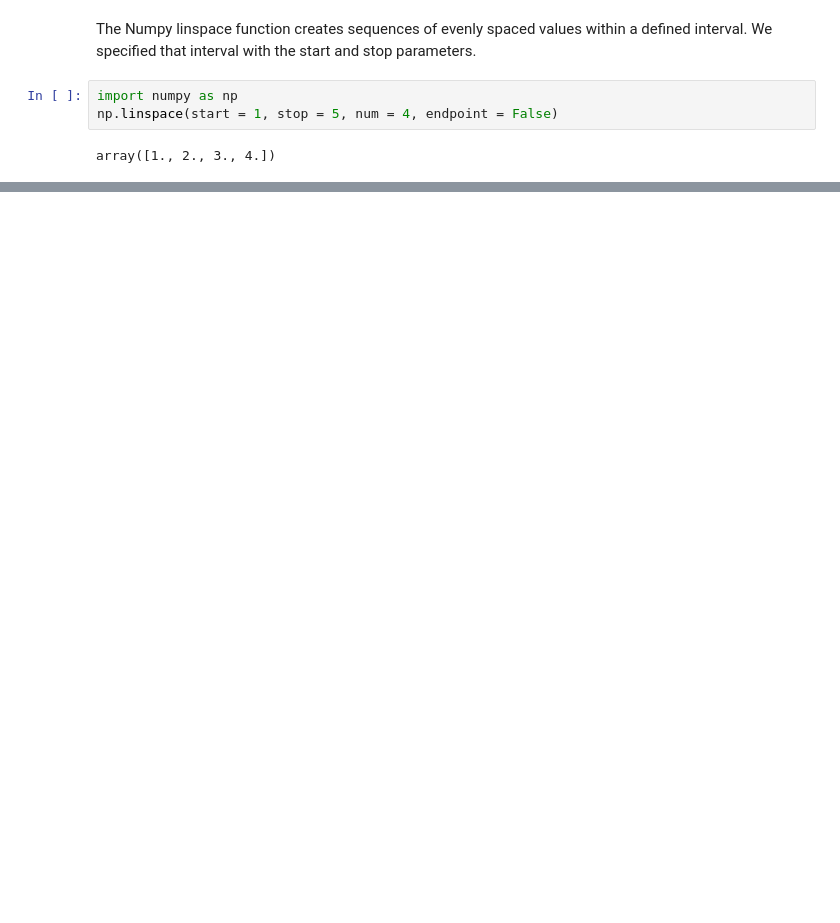
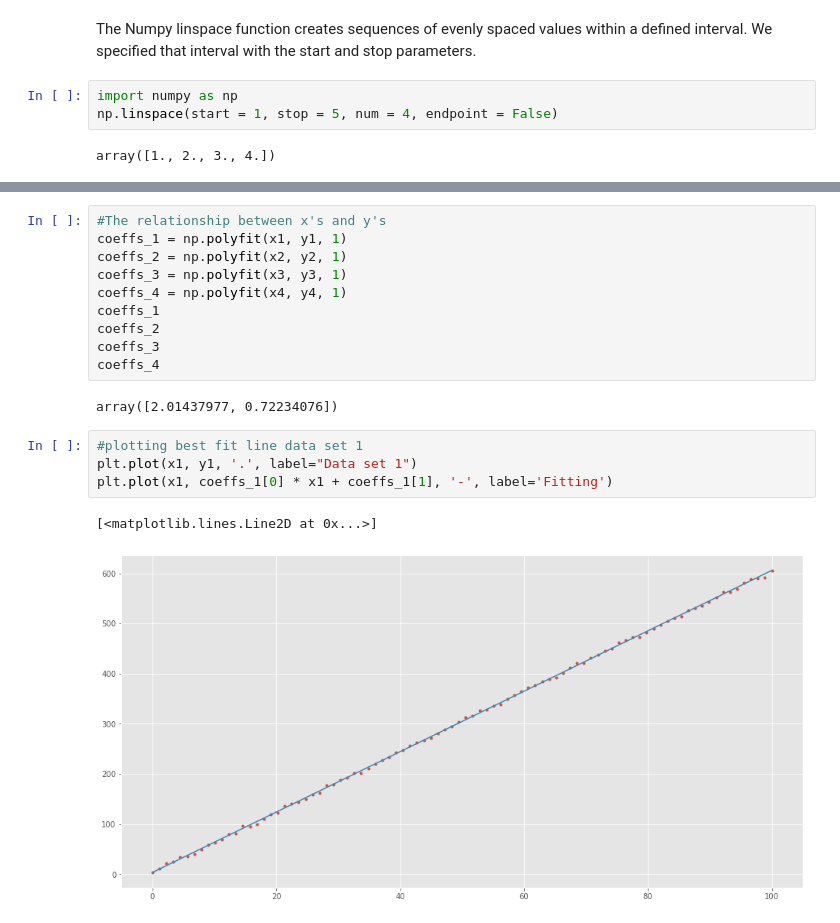
Before and after one commit to AineNicD/tasks2020, a Jupyter notebook: tasks2020.ipynb, the cells around one changed output, grey strips where cells are left out. Cells and saved outputs as stored; diff of their text form; blank space fills up the shorter version.

```diff
--- a/tasks2020.ipynb
+++ b/tasks2020.ipynb
@@ -400,0 +466,19 @@ array([1., 2., 3., 4.])
+# %%
+#The relationship between x's and y's
+coeffs_1 = np.polyfit(x1, y1, 1)
+coeffs_2 = np.polyfit(x2, y2, 1)
+coeffs_3 = np.polyfit(x3, y3, 1)
+coeffs_4 = np.polyfit(x4, y4, 1)
+coeffs_1
+coeffs_2
+coeffs_3
+coeffs_4
+# %% [output]
+array([2.01437977, 0.72234076])
+# %%
+#plotting best fit line data set 1
+plt.plot(x1, y1, '.', label="Data set 1")
+plt.plot(x1, coeffs_1[0] * x1 + coeffs_1[1], '-', label='Fitting')
+# %% [output]
+[<matplotlib.lines.Line2D at 0x...>]
+[figure, added]
```
Also changed, not shown: parts of 26 cells of this notebook.
